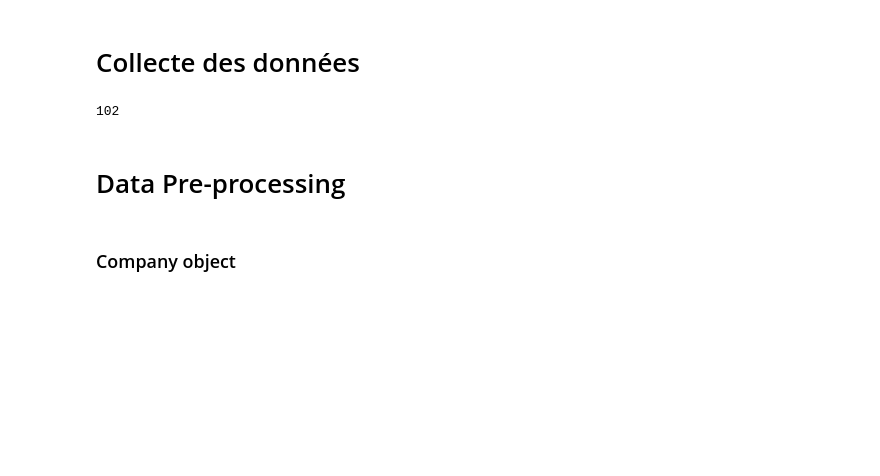
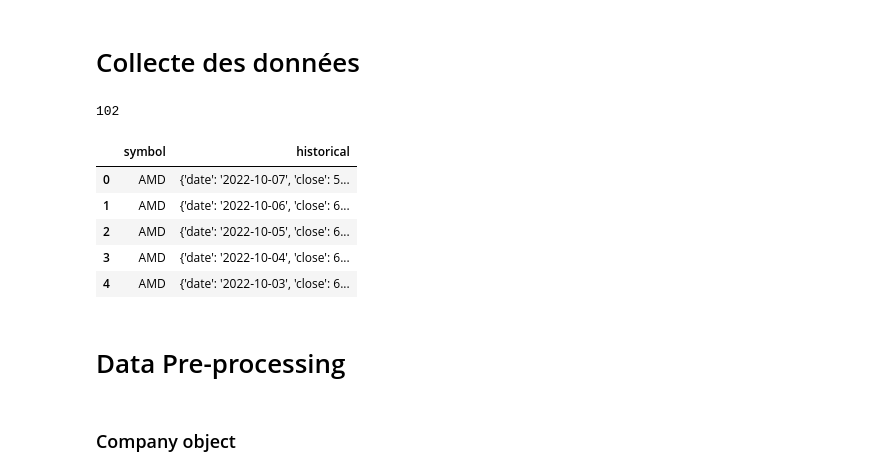
Before and after one commit to RAZMOKEUR/StockPricePrediction, a Jupyter notebook: nb/Data.ipynb, the cells around one changed output. Saved outputs shown, nothing was run; the diff lists cells and outputs as text; code cells hidden in the pictures; blank space fills up the shorter version.

```diff
--- a/nb/Data.ipynb
+++ b/nb/Data.ipynb
@@ -49,6 +54,16 @@ df = pd.DataFrame(NASDAQ.details)
 NASDAQ.getlenNasdaq()
 # %% [output]
 102
+# %%
+testdf = pd.DataFrame(NASDAQ.getstockprice('AMD'))
+testdf.head()
+# %% [output]
+|  | symbol | historical |
+| 0 | AMD | {'date': '2022-10-07', 'close': 5... |
+| 1 | AMD | {'date': '2022-10-06', 'close': 6... |
+| 2 | AMD | {'date': '2022-10-05', 'close': 6... |
+| 3 | AMD | {'date': '2022-10-04', 'close': 6... |
+| 4 | AMD | {'date': '2022-10-03', 'close': 6... |
 # %% [markdown]
 <h1> Data Pre-processing</h1>
 # %% [markdown]
```
Also changed, not shown: parts of 12 cells of this notebook, 4 other files.
